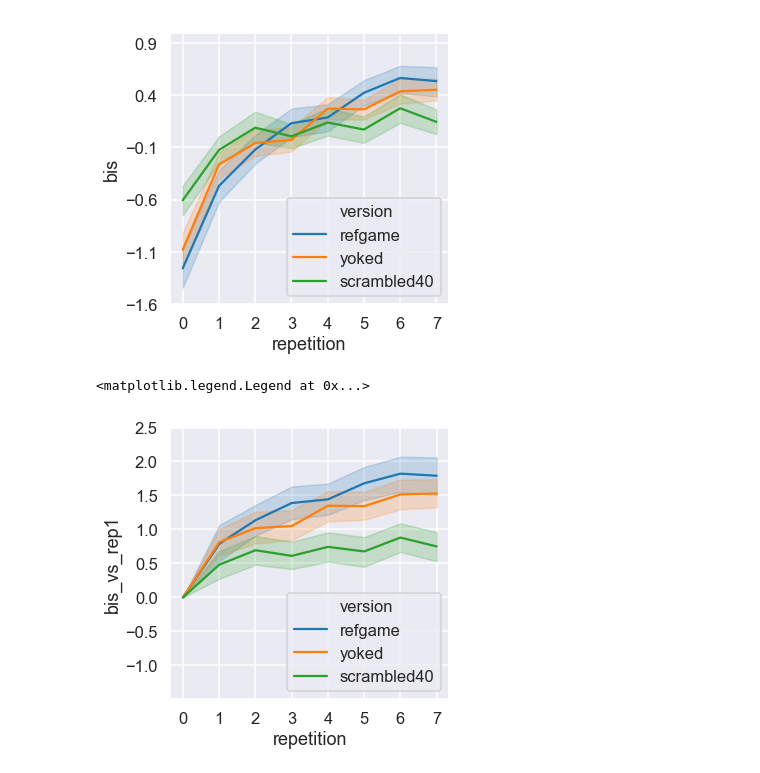
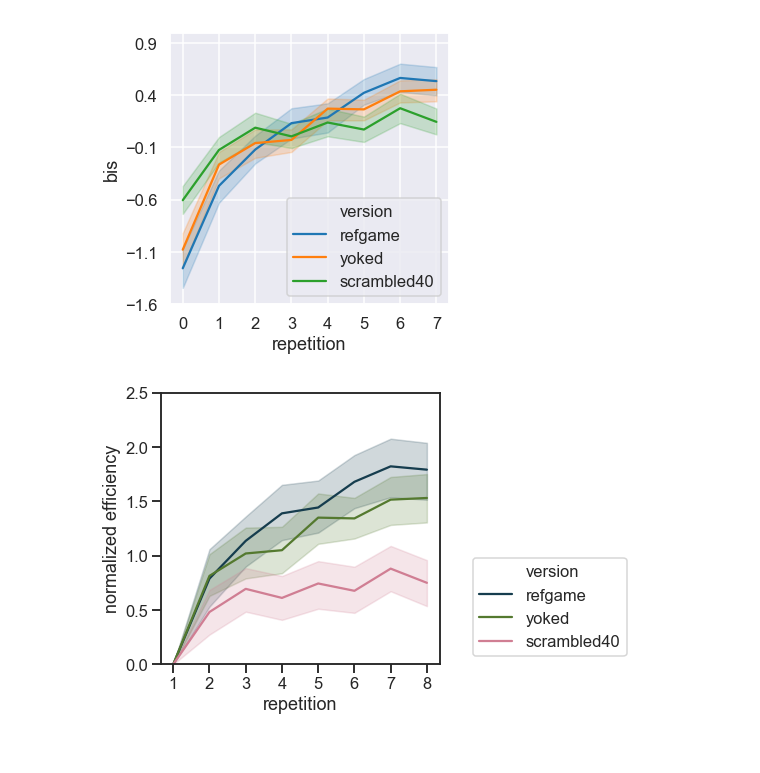
Before and after one commit to cogtoolslab/graphical_conventions_cogsci19, a Jupyter notebook: analysis/ipynb/jefan/pilot3_generate_recog_dataframe.ipynb, the cells around one changed output. Saved outputs shown, nothing was run; the diff lists cells and outputs as text; code cells hidden in the pictures.

```diff
--- a/analysis/ipynb/jefan/pilot3_generate_recog_dataframe.ipynb
+++ b/analysis/ipynb/jefan/pilot3_generate_recog_dataframe.ipynb
@@ -374,7 +397,9 @@ R.to_csv(os.path.join(results_dir,'graphical_conventions_recog_data.csv'),index=
 # %%
 ## plot accuracy timecourse
 fig = plt.figure(figsize=(4,4))
-sns.lineplot(data=R,x='repetition',y='correct',hue='version')
+## subset by repeated condition for this plot
+_R = R[R['condition']=='repeated']
+sns.lineplot(data=_R,x='repetition',y='correct',hue='version')
 plt.ylim(0,1)
 plt.yticks(np.arange(0, 1, 0.1))
 plt.xticks(np.arange(0, 8, 1))
@@ -401,7 +426,7 @@ def zscore(x,mu,sd):
     return (x-mu)/(sd+1e-6)
 # %%
 ## sort dataframe by gameID, repetition, and target_objectname
-X3 = R.sort_values(by=['gameID','repetition','target']).reset_index(drop=True)
+X3 = _R.sort_values(by=['gameID','repetition','target']).reset_index(drop=True)
 # %%
 ## groupby gameID
 grouped = X3.groupby('gameID')
@@ -411,11 +436,13 @@ acc_norm = []
 rt_norm = []
 bis = []
 gameID = []
+orig_gameID = []
 repetition = []
 version = []
 rep1_acc = []
 rep1_rt = []
 rep1_bis = []
+
 
 ## loop through games
 for name, group in grouped:
@@ -444,15 +471,16 @@ for name, group in grouped:
         bis.append(accN-rtN)
         assert len(np.unique(rep['gameID'].values))==1
         gameID.append(np.unique(rep['gameID'].values)[0])
+        orig_gameID.append(np.unique(rep['orig_gameID'].values)[0])
         repetition.append(np.unique(rep['repetition'].values)[0])
         version.append(np.unique(group['version'])[0])
 # %% [output]
 Analyzing 9988-c81681b3-028f-45ce-8b70-927d50e87268
 # %%
 ## construct summary dataframe (aggregates within repetition)
-X4 = pd.DataFrame([gameID,repetition,acc_norm,rt_norm,bis,rep1_bis,version])
+X4 = pd.DataFrame([gameID,orig_gameID,repetition,acc_norm,rt_norm,bis,rep1_bis,version])
 X4 = X4.transpose()
-X4.columns = ['gameID','repetition','acc_norm','rt_norm','bis','rep1_bis','version']
+X4.columns = ['gameID','orig_gameID','repetition','acc_norm','rt_norm','bis','rep1_bis','version']
 
 ## convert to numeric datatype
 X4['bis']=pd.to_numeric(pd.Series(X4['bis']))
@@ -471,15 +499,24 @@ t = plt.xticks(np.arange(0, 8, 1))
 # %%
 ## baseline bis against first rep
 X4['bis_vs_rep1'] = X4['bis']-X4['rep1_bis']
 ## save it out
 X4.to_csv(os.path.join(results_dir,'graphical_conventions_recog_data_bis.csv'),index=False)
+
 ## plot it
+colors = sns.color_palette("cubehelix", 4)[:3]
+sns.set_style('white')
+sns.set_style('ticks')
 fig = plt.figure(figsize=(5,5))
-sns.lineplot(data=X4,x='repetition',y='bis_vs_rep1',hue='version')
-plt.ylim(-1.5,1)
-t = plt.yticks(np.arange(-1., 3, 0.5))
-t = plt.xticks(np.arange(0, 8, 1))
-plt.legend(loc = 'lower right')
+X4['repetition_1'] = X4['repetition'] + 1
+sns.lineplot(data=X4,x='repetition_1',y='bis_vs_rep1',hue='version',palette=colors)
+plt.ylim(0.,2.5)
+t = plt.yticks(np.arange(0., 2.6, 0.5))
+t = plt.xticks(np.arange(1, 9, 1))
+plt.legend(bbox_to_anchor=(1.7, 0), loc='lower right', ncol=1)
+t = plt.ylabel('normalized efficiency')
+t = plt.xlabel('repetition')
+
+out_path = os.path.join(results_dir,'plots','BIS_timecourse_vs_controls.pdf')
+fig.savefig(out_path, bbox_inches='tight')
 # %% [output]
-<matplotlib.legend.Legend at 0x...>
-[figure, old version]
+[figure, new version]
```
Also changed, not shown: parts of 7 cells of this notebook, 1 other file.
